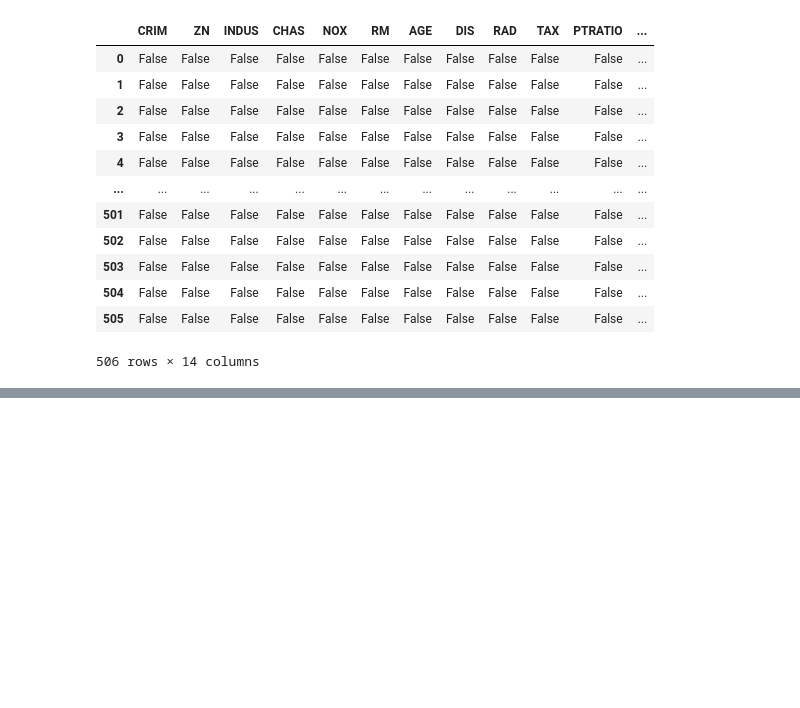
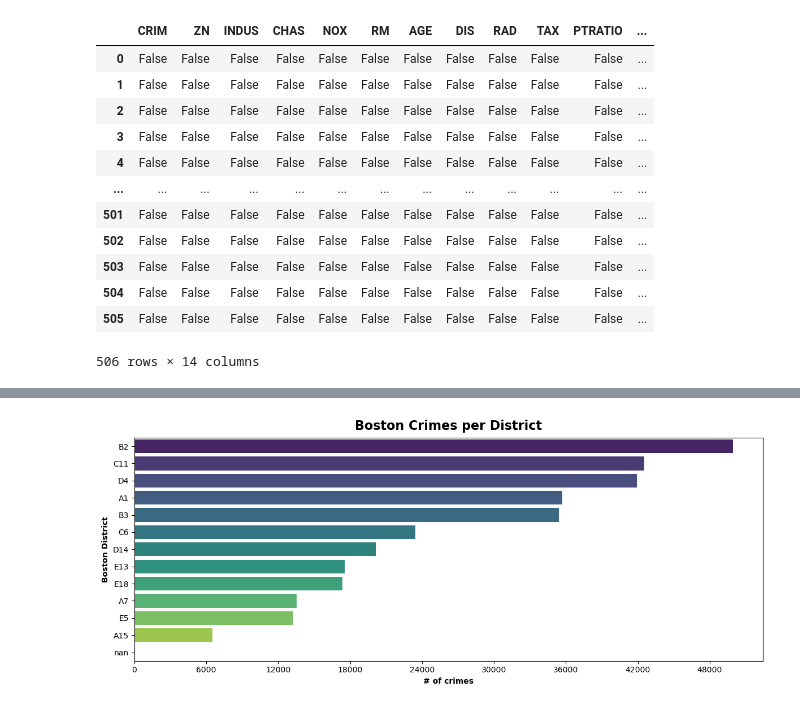
Before and after one commit to Milows/BostonHousePricing, a Jupyter notebook: Notebooks/JuanAzpiazu.ipynb, the cells around one changed output, grey strips where cells are left out. Drawn from its saved outputs; the diff is of its cells as text; code cells hidden in the pictures; blank space fills up the shorter version.

Commit message:
Crimen por Distritos

```diff
--- a/Notebooks/JuanAzpiazu.ipynb
+++ b/Notebooks/JuanAzpiazu.ipynb
@@ -44,0 +98,7 @@ boston_df.isna()
+# %%
+# Tras haberme descargado un fichero de Crimen en Boston en 2015(https://www.kaggle.com/datasets/AnalyzeBoston/crimes-in-boston),
+#La idea es hacerlo fácil y asumir que los ratios de criminalidad se mantienen en 2015 desde 1978 para utilizar las latitudes y longitudes de los barrios
+#no consigo abrirlo
+
+Crimes = pd.read_csv("crime.csv", header=0)
+Crimes.head()
@@ -44,0 +157,14 @@ boston_df.isna()
+# %%
+def offense_groups_countplot(data, title, xlabel, ylabel, size):
+    plt.figure(figsize=size)
+    ax = sns.countplot(y=data['DISTRICT'], palette='viridis', order=data['DISTRICT'].value_counts(dropna=False).index)
+    ax.xaxis.set_major_locator(MaxNLocator(integer=True))
+    plt.title(title, fontsize=16, fontweight='bold', pad=10)
+    plt.xlabel(xlabel, weight='bold')
+    plt.ylabel(ylabel, weight='bold')
+    plt.tight_layout()
+    plt.show()
+
+offense_groups_countplot(Crimes, 'Boston Crimes per District', '# of crimes', 'Boston District', (12,5))
+# %% [output]
+[figure, added]
```
Also changed, not shown: parts of 45 cells of this notebook, 6 other files.
